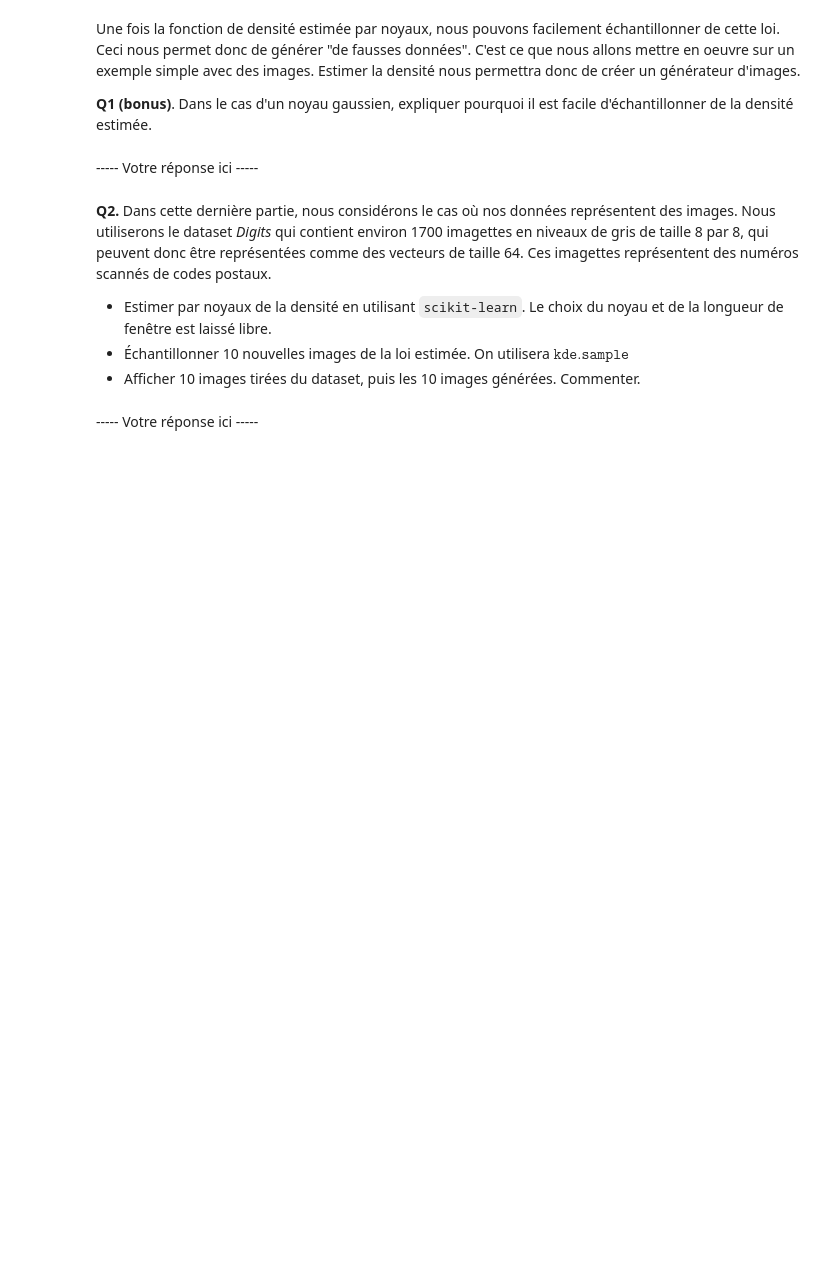
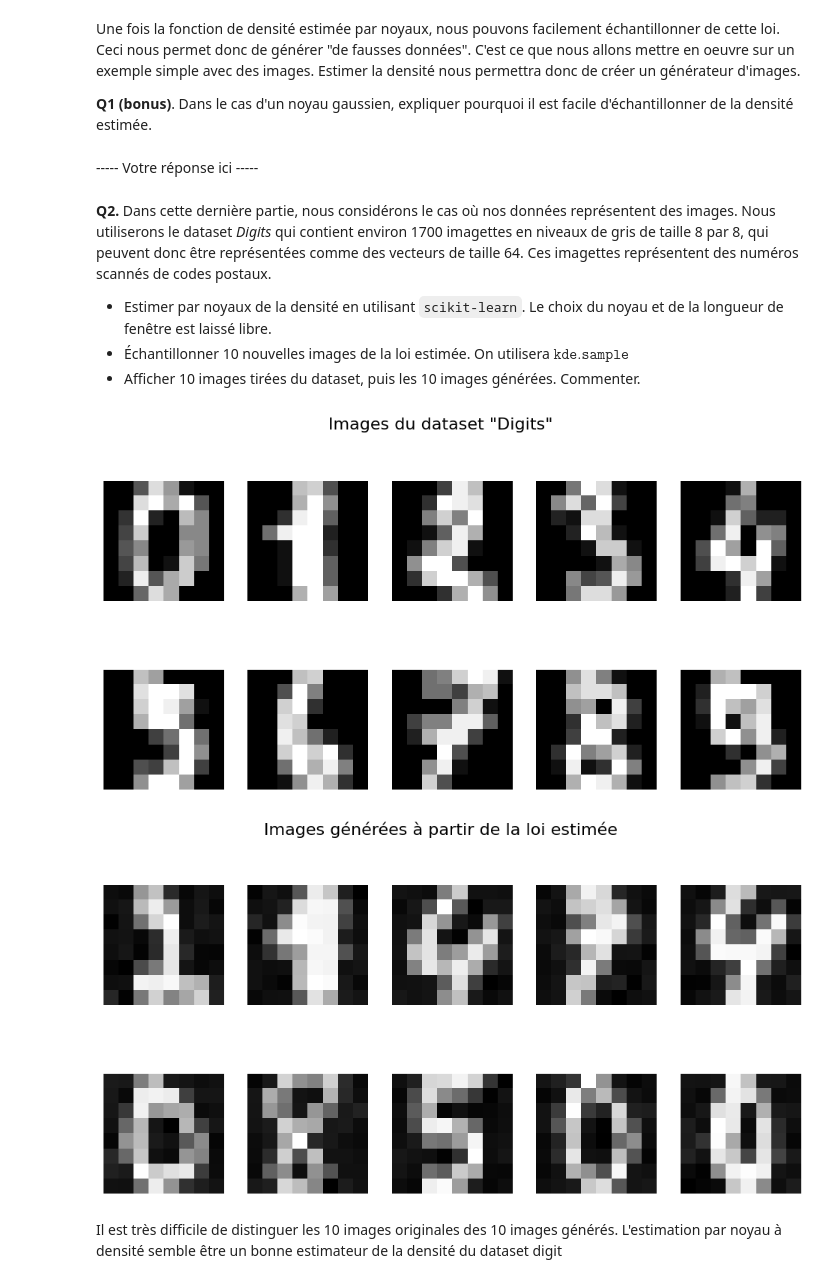
Before and after one commit to jeremdesno/python_sdia, a Jupyter notebook: Estim_stat/tp2_kde.ipynb, the cells around one changed output. Saved outputs shown, nothing was run; the diff lists cells and outputs as text; code cells hidden in the pictures; blank space fills up the shorter version.

```diff
--- a/Estim_stat/tp2_kde.ipynb
+++ b/Estim_stat/tp2_kde.ipynb
@@ -281,27 +311,45 @@ Une fois la fonction de densité estimée par noyaux, nous pouvons facilement é
 # %%
 from sklearn.datasets import load_digits
 
 X = load_digits().data
 
 # Use scikit-learn to estimate the density
 
-# # # # # # # # #
-# YOUR CODE HERE #
-# # # # # # # # #
+kernel = 'gaussian'
+bandwidth = 0.5
+kde_model = KernelDensity(kernel=kernel, bandwidth=bandwidth)
+kde_model.fit(X)
 
 
 # Generate 10 new samples
 
-# # # # # # # # #
-# YOUR CODE HERE #
-# # # # # # # # #
+sampled_images = kde_model.sample(10)
+sampled_images = np.reshape(sampled_images, (10, 8, 8))
 
 
 # Plot 10 images from the dataset and 10 fake images obtained by sampling
 
-# # # # # # # # #
-# YOUR CODE HERE #
-# # # # # # # # #
+# Plot 10 images from the dataset
+plt.figure(figsize=(12, 6))
+plt.suptitle('Images du dataset "Digits"', fontsize=16)
+
+for i in range(10):
+    plt.subplot(2, 5, i + 1)
+    plt.imshow(X[i].reshape(8, 8), cmap='gray')
+    plt.axis('off')
+
+# Plot 10 images generated
+plt.figure(figsize=(12, 6))
+plt.suptitle('Images générées à partir de la loi estimée', fontsize=16)
+
+for i in range(10):
+    plt.subplot(2, 5, i + 1)
+    plt.imshow(sampled_images[i], cmap='gray')
+    plt.axis('off')
+
+plt.show()
+# %% [output]
+[figure, added]
+[figure, added]
 # %% [markdown]
-
------ Votre réponse ici -----
+Il est très difficile de distinguer les 10 images originales des 10 images générés. L'estimation par noyau à densité semble être un bonne estimateur de la densité du dataset digit
```
Also changed, not shown: parts of 4 cells of this notebook.
